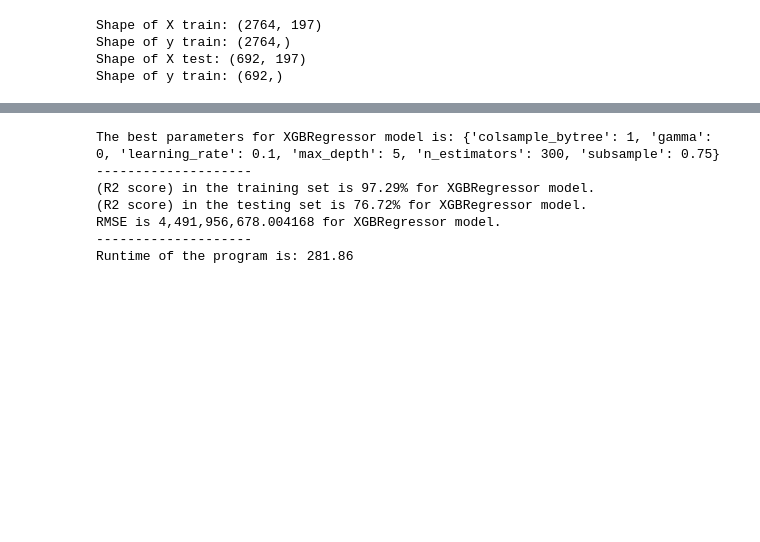
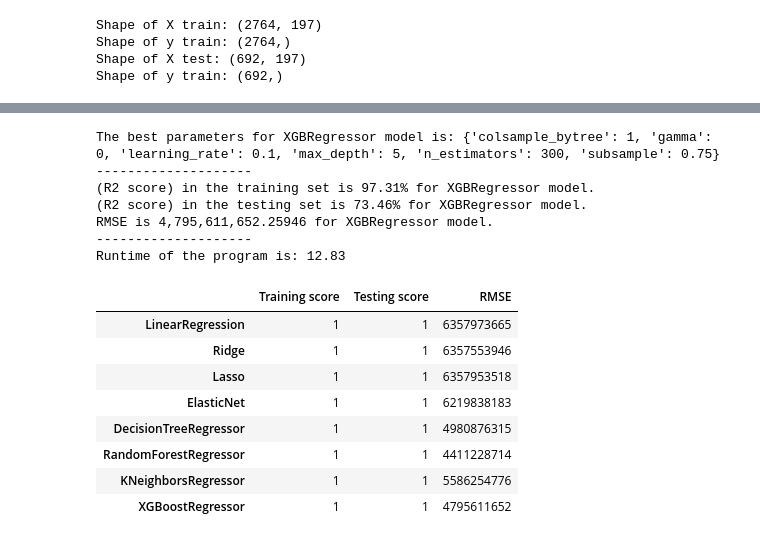
Before and after one commit to aminshaker/house_price_prediction, a Jupyter notebook: tehran-house-price-prediction.ipynb, the cells around one changed output, grey strips where cells are left out. Drawn from its saved outputs; the diff is of its cells as text; code cells hidden in the pictures; blank space fills up the shorter version.

```diff
--- a/tehran-house-price-prediction.ipynb
+++ b/tehran-house-price-prediction.ipynb
@@ -586,7 +579,7 @@ Runtime of the program is: 53.00
 # %%
 eln = ElasticNet(random_state = 1) # Linear regression with combined L1 and L2 priors as regularizer.
-param_eln = {'alpha': [0.001, 0.01, 0.1, 1, 10],
-            'l1_ratio': [0.3, 0.4, 0.5, 0.6, 0.7]}
+param_eln = {'alpha': [0.001, 0.1],
+            'l1_ratio': [0.3, 0.7]}
 
 eln_train_score, eln_test_score, eln_RMSE = parameter_finder(eln, param_eln)
 # %% [output]
@@ -600,6 +593,6 @@ Runtime of the program is: 129.87
 # %%
 dtr = DecisionTreeRegressor(random_state = 1)
-param_dtr = {'min_samples_split': [2, 3, 4, 5],
+param_dtr = {'min_samples_split': [2, 3, 4],
             'min_samples_leaf': [1, 2, 3]}
 
 dtr_train_score, dtr_test_score, dtr_RMSE = parameter_finder(dtr, param_dtr)
@@ -642,18 +635,38 @@ Runtime of the program is: 10.09
 # %%
 xgboost = XGBRegressor(n_jobs = -1)
-param_xgboost = {'n_estimators': [100,300],
-             'learning_rate': [0.1,0.05],
-             'subsample': [0.75],
-             'colsample_bytree': [1],
-             'max_depth': [3,4,5],
-             'gamma': [0]}
+
+param_xgboost = {
+    'n_estimators': [300],
+    'learning_rate': [0.1],
+    'subsample': [0.75],
+    'colsample_bytree': [1],
+    'max_depth': [3,5],
+    'gamma': [0]
+}
 
 xgboost_train_score, xgboost_test_score, xgboost_RMSE = parameter_finder(xgboost, param_xgboost)
 # %% [output]
 The best parameters for XGBRegressor model is: {'colsample_bytree': 1, 'gamma': 0, 'learning_rate': 0.1, 'max_depth': 5, 'n_estimators': 300, 'subsample': 0.75}
 --------------------
-(R2 score) in the training set is 97.29% for XGBRegressor model.
-(R2 score) in the testing set is 76.72% for XGBRegressor model.
-RMSE is 4,491,956,678.004168 for XGBRegressor model.
+(R2 score) in the training set is 97.31% for XGBRegressor model.
+(R2 score) in the testing set is 73.46% for XGBRegressor model.
+RMSE is 4,795,611,652.25946 for XGBRegressor model.
 --------------------
-Runtime of the program is: 281.86
+Runtime of the program is: 12.83
+# %%
+models_score = pd.DataFrame({'Training score': [lr_train_score, ridge_train_score, lasso_train_score, eln_train_score, dtr_train_score, rfr_train_score, knr_train_score,xgboost_train_score],
+                             'Testing score': [lr_test_score, ridge_test_score, lasso_test_score, eln_test_score, dtr_test_score, rfr_test_score, knr_test_score,xgboost_test_score],
+                             'RMSE': [lr_RMSE, ridge_RMSE, lasso_RMSE, eln_RMSE, dtr_RMSE, rfr_RMSE, knr_RMSE,xgboost_RMSE]},
+                             index = ['LinearRegression', 'Ridge', 'Lasso','ElasticNet', 'DecisionTreeRegressor', 'RandomForestRegressor', 'KNeighborsRegressor','XGBoostRegressor'])
+
+models_score
+# %% [output]
+|  | Training score | Testing score | RMSE |
+| LinearRegression | 1 | 1 | 6357973665 |
+| Ridge | 1 | 1 | 6357553946 |
+| Lasso | 1 | 1 | 6357953518 |
+| ElasticNet | 1 | 1 | 6219838183 |
+| DecisionTreeRegressor | 1 | 1 | 4980876315 |
+| RandomForestRegressor | 1 | 1 | 4411228714 |
+| KNeighborsRegressor | 1 | 1 | 5586254776 |
+| XGBoostRegressor | 1 | 1 | 4795611652 |
```
Also changed, not shown: parts of 20 cells of this notebook.
